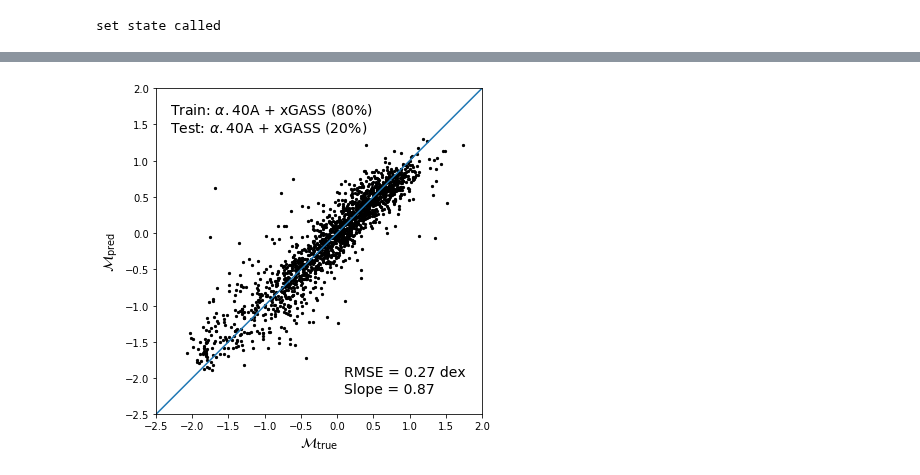
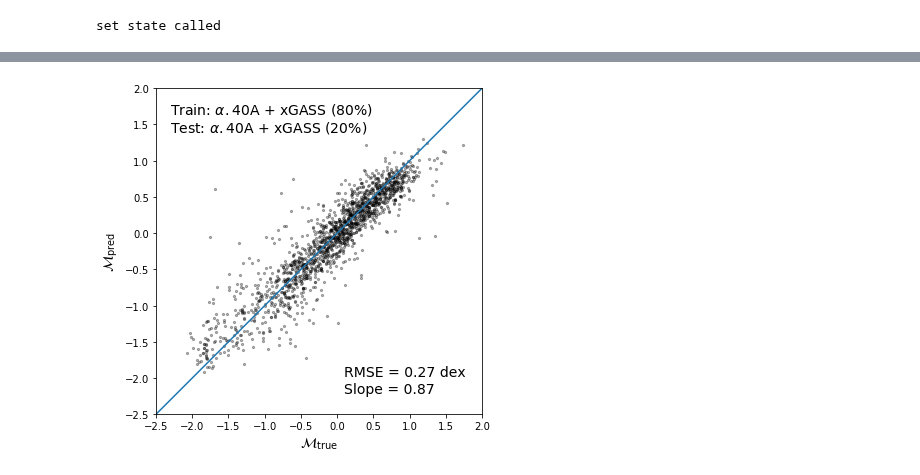
Before and after one commit to jwuphysics/HI-convnets, a Jupyter notebook: notebook/updates/03. Reporting ALFALFA and xGASS results.ipynb, the cells around one changed output, grey strips where cells are left out. Drawn from its saved outputs; the diff is of its cells as text; code cells hidden in the pictures.

```diff
--- a/notebook/updates/03. Reporting ALFALFA and xGASS results.ipynb
+++ b/notebook/updates/03. Reporting ALFALFA and xGASS results.ipynb
@@ -440,19 +511,19 @@ slope_combined = slope(fgas_true.flatten(), fgas_pred.flatten())
 # %%
 plt.figure(figsize=(6, 6))
 
-plt.scatter(fgas_true, fgas_pred, c='k', s=5)
+plt.scatter(fgas_true, fgas_pred, c='k', s=5, alpha=0.3)
 
 plt.plot([-3, 3], [-3, 3])
 plt.gca().set_aspect('equal')
 plt.xlim(-2.5, 2)
 plt.ylim(-2.5, 2)
 
 plt.text(-2.3, 1.4, r'Train: $\alpha.40$A + xGASS (80%)' + '\n' + r'Test: $\alpha.40$A + xGASS (20%)', fontsize=14)
 plt.text(0.1, -2.2, f'RMSE = {rmse_combined:.2f} dex\n' + f'Slope = {slope_combined:.2f}', fontsize=14)
 
 plt.xlabel(r'$\mathcal{M}_{\rm true}$', fontsize=14)
 plt.ylabel(r'$\mathcal{M}_{\rm pred}$', fontsize=14)
 
 plt.savefig(f'{PATH}/results/figures-updated/train_test-combined.pdf')
 # %% [output]
-[figure, old version]
+[figure, new version]
```
Also changed, not shown: parts of 13 cells of this notebook, 1 other file.
